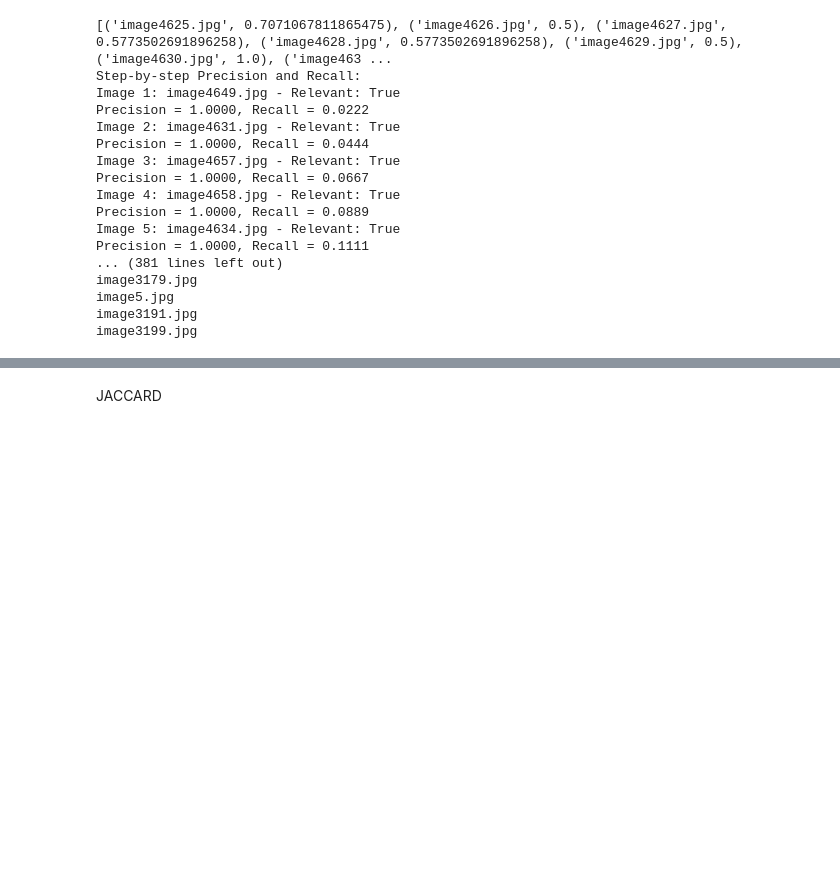
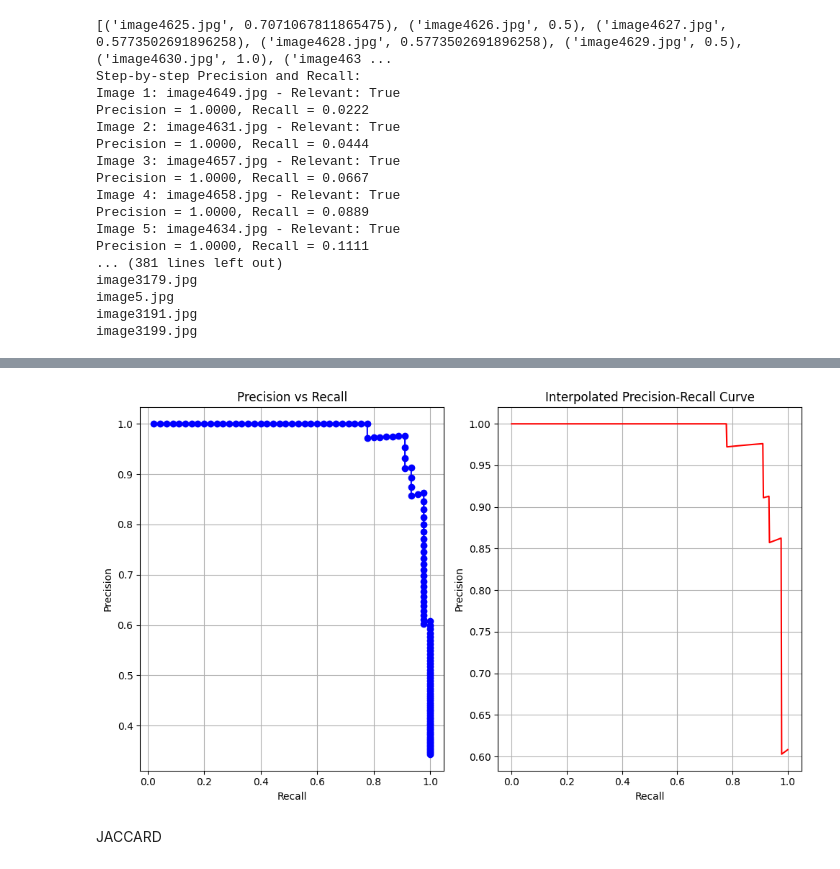
Before and after one commit to punyamsingh/IRIS, a Jupyter notebook: Evaluation-Precision-recall.ipynb, the cells around one changed output, grey strips where cells are left out. Drawn from its saved outputs; the diff is of its cells as text; code cells hidden in the pictures; blank space fills up the shorter version.

Commit message:
Added plots for precision vs recall curve and interpolated curve

```diff
--- a/Evaluation-Precision-recall.ipynb
+++ b/Evaluation-Precision-recall.ipynb
@@ -285,3 +213,71 @@ Image: image21.jpg, Score: 0.4099519710295223
+# %%
+import matplotlib.pyplot as plt
+from sklearn.metrics import precision_recall_curve
+import numpy as np
+
+# Assuming you have the precision and recall values from the previous code
+# Store them in lists for plotting
+precision_values = []
+recall_values = []
+
+# Example: Assuming 'similarity_scores' has been calculated and contains precision/recall
+def calculate_precision_recall_step_by_step(similarity_scores):
+    """Calculate precision and recall at each retrieval step."""
+    # Extract only the image names from human_relevant_images
+    relevant_image_names = {img[0] for img in human_relevant_images}
+    relevant_count = 0  # Count of relevant images encountered so far
+    total_relevant_images = len(relevant_image_names)  # Total number of human-tagged relevant images
+
+    for i, (image, _, _, _) in enumerate(similarity_scores):
+        # Check if the current image is relevant according to human tagging
+        is_relevant = image in relevant_image_names
+        if is_relevant:
+            relevant_count += 1  # Increment relevant count if current image is relevant
+
+        # Calculate precision and recall at this step
+        precision = relevant_count / (i + 1)
+        recall = relevant_count / total_relevant_images
+
+        # Append values for plotting
+        precision_values.append(precision)
+        recall_values.append(recall)
+
+# Example usage
+query = "Boat"
+similarity_scores = rank_images(query)  # Get ranked images based on your query
+
+# Calculate and store precision and recall
+calculate_precision_recall_step_by_step(similarity_scores)
+
+# Plot Precision vs Recall curve
+plt.figure(figsize=(10, 6))
+
+# Plot Precision-Recall curve
+plt.subplot(1, 2, 1)
+plt.plot(recall_values, precision_values, marker='o', linestyle='-', color='b')
+plt.title('Precision vs Recall')
+plt.xlabel('Recall')
+plt.ylabel('Precision')
+plt.grid(True)
+
+# Interpolate for a smooth Precision-Recall curve
+from scipy.interpolate import interp1d
+interp_recall = np.linspace(0, 1, num=500)  # Interpolate over a finer range of recall
+interp_precision = interp1d(recall_values, precision_values, kind='linear', fill_value="extrapolate")(interp_recall)
+
+# Plot interpolated Precision-Recall curve
+plt.subplot(1, 2, 2)
+plt.plot(interp_recall, interp_precision, linestyle='-', color='r')
+plt.title('Interpolated Precision-Recall Curve')
+plt.xlabel('Recall')
+plt.ylabel('Precision')
+plt.grid(True)
+
+# Show the plot
+plt.tight_layout()
+plt.show()
+# %% [output]
+[figure, added]
 # %% [markdown]
 JACCARD
 # %%
```
Also changed, not shown: parts of 1 cell of this notebook.
